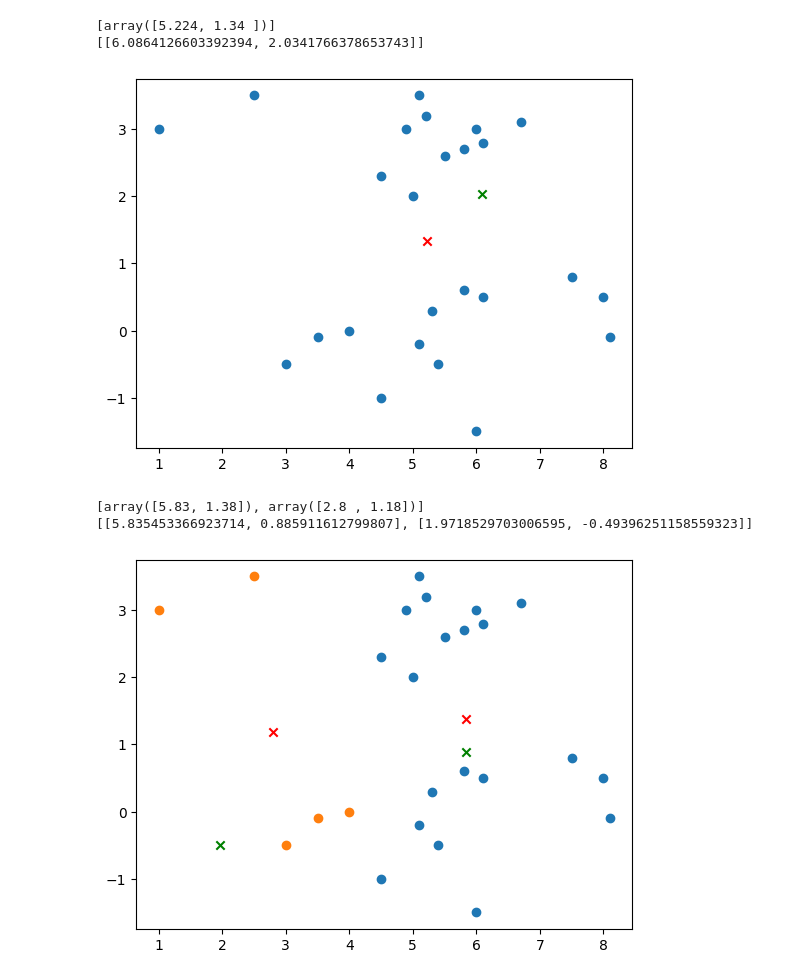
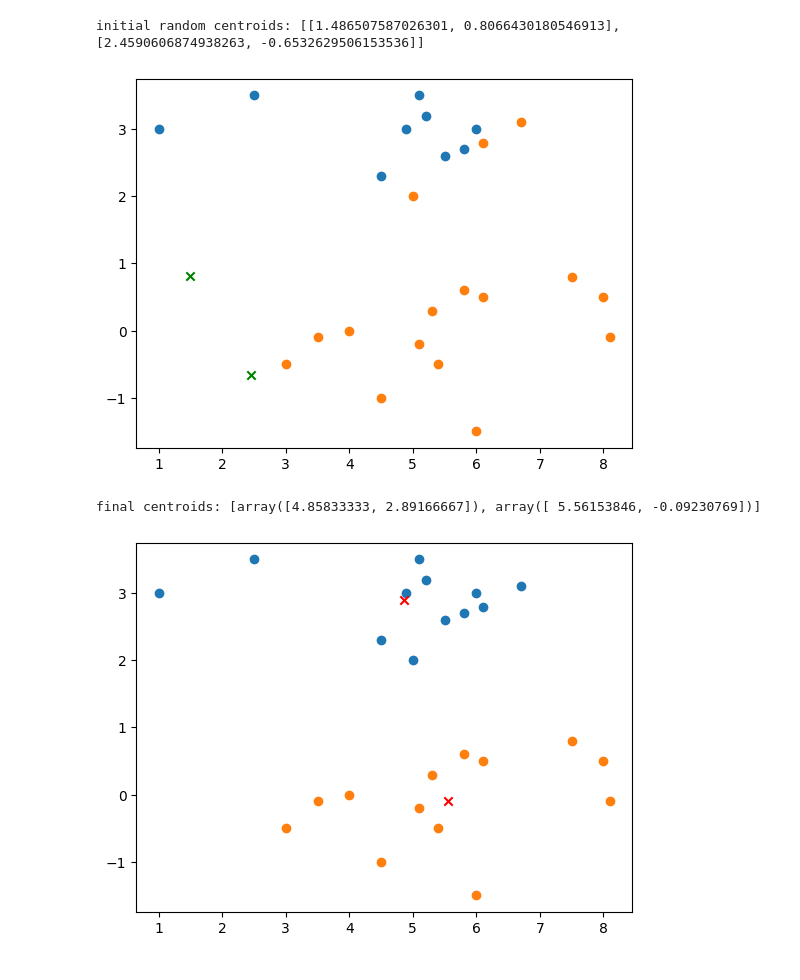
Before and after one commit to himangg/ML-Assignments, a Jupyter notebook: Assignment 4/SectionB.ipynb, the cells around one changed output. Drawn from its saved outputs; the diff is of its cells as text; code cells hidden in the pictures.

```diff
--- a/Assignment 4/SectionB.ipynb
+++ b/Assignment 4/SectionB.ipynb
@@ -77,16 +97,18 @@ for i in range(1000):
 # %%
+print(f"initial centroids: {uStart}")
 figure = plt.figure()
-print(u)
-print(ustart)
-# print(u2)
-# print(cluster1)
-# print(cluster2)
-for i in range(m):
+for i in range(k):
+    if(len(initial_clusters[i])>0):
+        plt.scatter(initial_clusters[i][:,0], initial_clusters[i][:,1])
+plt.scatter(np.array(uStart)[:,0], np.array(uStart)[:,1], c='green', marker='x')
+plt.show()
+
+print(f"final centroids: {u}")
+
+figure = plt.figure()
+for i in range(k):
     if(len(clusters[i])>0):
         plt.scatter(clusters[i][:,0], clusters[i][:,1])
 plt.scatter(np.array(u)[:,0], np.array(u)[:,1], c='red', marker='x')
-plt.scatter(np.array(ustart)[:,0], np.array(ustart)[:,1], c='green', marker='x')
 plt.show()
-
-# print(u1, u2)
 # %% [output]
@@ -96,27 +121,39 @@ plt.show()
 # %%
-#elbow method
+#random initialization of centroids
+uStartRandom = []
+for i in range(k):
+    uStartRandom.append([random.uniform(1, 8), random.uniform(-2, 4)])
 
-for i in range(10):
-    m = i+1
-    u = []
-    for j in range(m):
-        u.append([random.uniform(1, 8), random.uniform(-2, 4)])
-    ustart = u.copy()
-    for i in range(100):
-        clusters, u = func(X, u, m)
-    print(u)
-    print(ustart)
-    figure = plt.figure()
-    for i in range(m):
-        if(len(clusters[i])>0):
-            plt.scatter(clusters[i][:,0], clusters[i][:,1])
-    plt.scatter(np.array(u)[:,0], np.array(u)[:,1], c='red', marker='x')
-    plt.scatter(np.array(ustart)[:,0], np.array(ustart)[:,1], c='green', marker='x')
-    plt.show()
+u = uStartRandom.copy()
+prev_u = uStartRandom.copy()
+threshold = 1e-4
+
+#main loop
+for i in range(100):
+    clusters, u = KmeansClusteringAlgo(X, u, k)
+    if(i==0):
+        initial_clusters = clusters.copy()
+    if(convergenceCheck(k, u, prev_u, threshold)):
+        break
+    prev_u = u.copy()
+
+print(f"initial random centroids: {uStartRandom}")
+figure = plt.figure()
+for i in range(k):
+    if(len(initial_clusters[i])>0):
+        plt.scatter(initial_clusters[i][:,0], initial_clusters[i][:,1])
+plt.scatter(np.array(uStartRandom)[:,0], np.array(uStartRandom)[:,1], c='green', marker='x')
+plt.show()
+
+print(f"final centroids: {u}")
+figure = plt.figure()
+for i in range(k):
+    if(len(clusters[i])>0):
+        plt.scatter(clusters[i][:,0], clusters[i][:,1])
+plt.scatter(np.array(u)[:,0], np.array(u)[:,1], c='red', marker='x')
+plt.show()
 # %% [output]
-[array([5.224, 1.34 ])]
-[[6.0864126603392394, 2.0341766378653743]]
+initial random centroids: [[1.486507587026301, 0.8066430180546913], [2.4590606874938263, -0.6532629506153536]]
-[figure, old version]
+[figure, new version]
-[array([5.83, 1.38]), array([2.8 , 1.18])]
-[[5.835453366923714, 0.885911612799807], [1.9718529703006595, -0.49396251158559323]]
+final centroids: [array([4.85833333, 2.89166667]), array([ 5.56153846, -0.09230769])]
-[figure, old version]
+[figure, new version]
```
Also changed, not shown: parts of 14 cells of this notebook, 1 other file.
